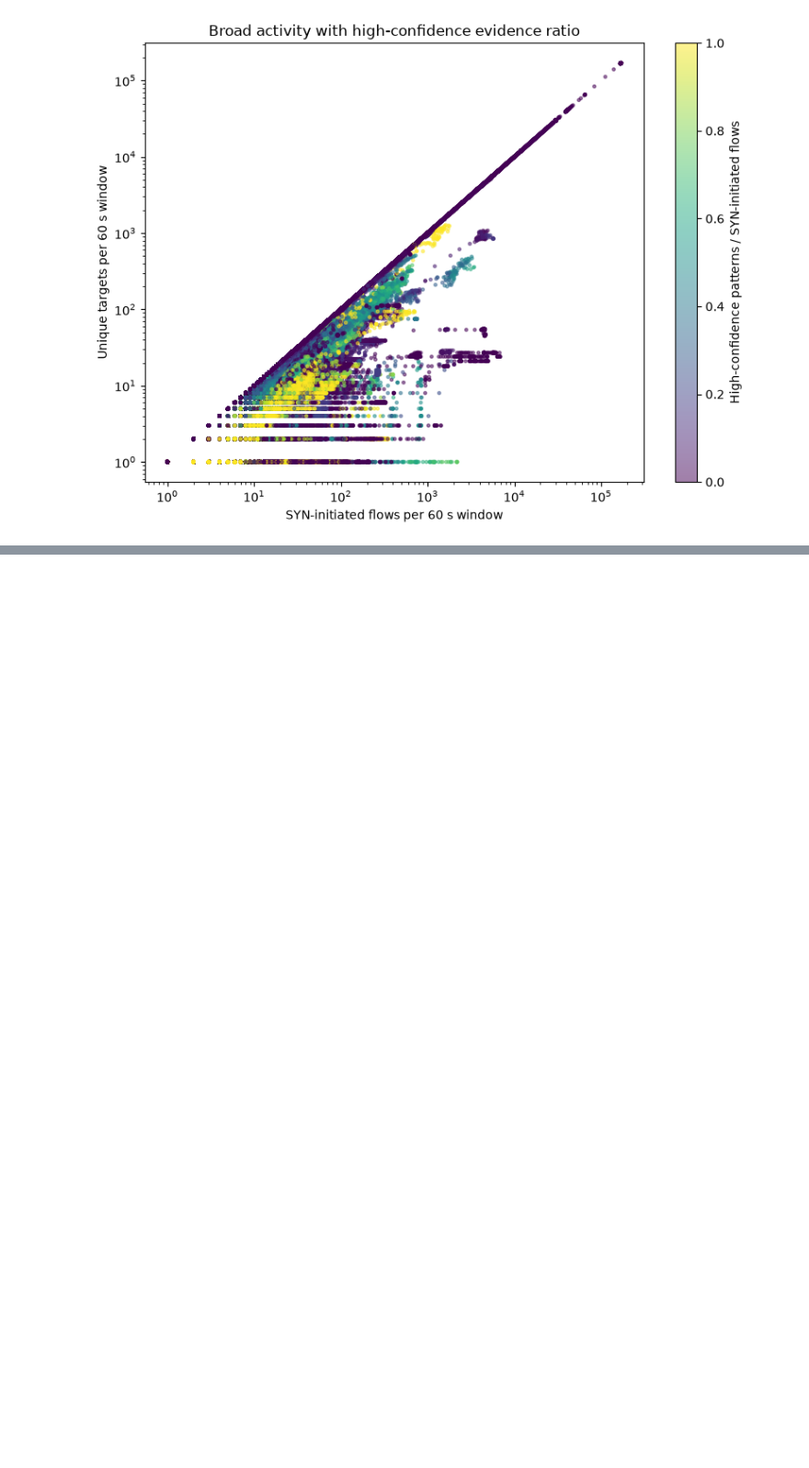
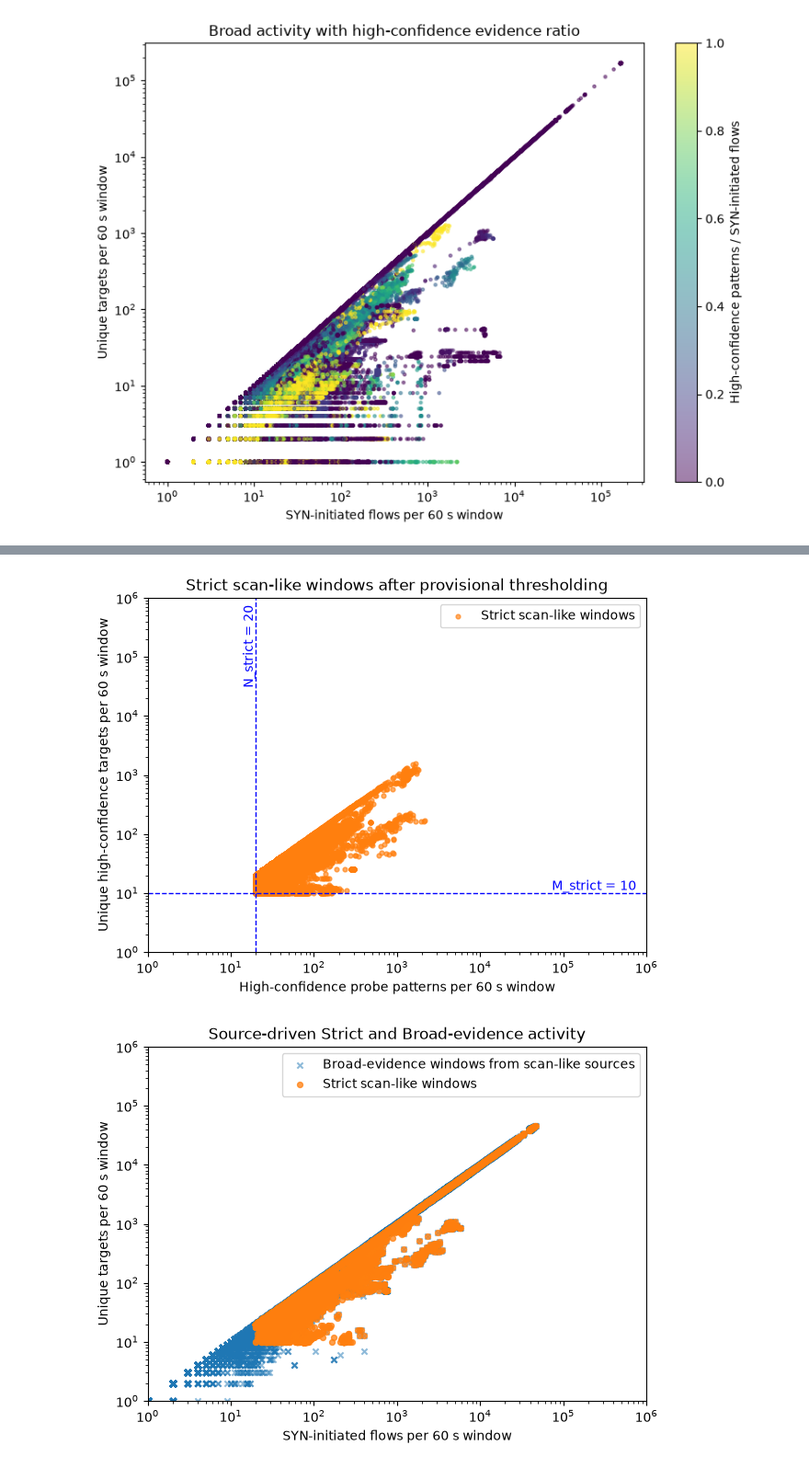
Before and after one commit to ShuntaSakai/mawi-global-analysis, a Jupyter notebook: notebooks/01_scan_threshold_exploration.ipynb, the cells around one changed output, grey strips where cells are left out. Shown at 92% size. Drawn from its saved outputs; the diff is of its cells as text; code cells hidden in the pictures; blank space fills up the shorter version.

Commit message:
docs: add M5 provisional scan classification notebook views

```diff
--- a/notebooks/01_scan_threshold_exploration.ipynb
+++ b/notebooks/01_scan_threshold_exploration.ipynb
@@ -231,0 +290,77 @@ plt.show()
+# %%
+strict_pattern_threshold = m5_config.scan.strict.min_pattern_count
+strict_target_threshold = m5_config.scan.strict.min_unique_targets
+
+# Graph A: only windows that meet both configured Strict thresholds.
+fig, ax = plt.subplots(figsize=(7, 5))
+if m5_strict_windows.empty:
+    ax.text(0.5, 0.5, "No Strict scan-like windows for the configured thresholds.",
+            transform=ax.transAxes, ha="center", va="center")
+else:
+    ax.scatter(
+        m5_strict_windows["high_confidence_probe_pattern_count"],
+        m5_strict_windows["unique_high_confidence_targets"],
+        color="tab:orange",
+        alpha=0.65,
+        s=12,
+        label="Strict scan-like windows",
+    )
+    ax.legend()
+ax.axvline(strict_pattern_threshold, color="blue", linestyle="--", linewidth=1)
+ax.axhline(strict_target_threshold, color="blue", linestyle="--", linewidth=1)
+ax.text(strict_pattern_threshold, 0.98, f"N_strict = {strict_pattern_threshold}",
+        color="blue", rotation=90, transform=ax.get_xaxis_transform(), ha="right", va="top")
+ax.text(0.98, strict_target_threshold, f"M_strict = {strict_target_threshold}",
+        color="blue", transform=ax.get_yaxis_transform(), ha="right", va="bottom")
+ax.set(
+    xscale="log",
+    yscale="log",
+    xlim=m5_strict_x_limits,
+    ylim=m5_strict_y_limits,
+    xlabel="High-confidence probe patterns per 60 s window",
+    ylabel="Unique high-confidence targets per 60 s window",
+    title="Strict scan-like windows after provisional thresholding",
+)
+plt.show()
+
+# Graph B: Broad evidence is shown only for sources already identified by Strict windows.
+fig, ax = plt.subplots(figsize=(7, 5))
+if m5_broad_evidence_windows.empty and m5_strict_windows.empty:
+    ax.text(0.5, 0.5, "No scan-like source activity for the configured thresholds.",
+            transform=ax.transAxes, ha="center", va="center")
+else:
+    if not m5_broad_evidence_windows.empty:
+        ax.scatter(
+            m5_broad_evidence_windows["syn_initiated_flow_count"],
+            m5_broad_evidence_windows["unique_targets"],
+            color="tab:blue",
+            marker="x",
+            alpha=0.5,
+            s=20,
+            label="Broad-evidence windows from scan-like sources",
+        )
+    if not m5_strict_windows.empty:
+        ax.scatter(
+            m5_strict_windows["syn_initiated_flow_count"],
+            m5_strict_windows["unique_targets"],
+            color="tab:orange",
+            marker="o",
+            alpha=0.75,
+            s=18,
+            label="Strict scan-like windows",
+            zorder=3,
+        )
+    ax.legend()
+ax.set(
+    xscale="log",
+    yscale="log",
+    xlim=m5_broad_x_limits,
+    ylim=m5_broad_y_limits,
+    xlabel="SYN-initiated flows per 60 s window",
+    ylabel="Unique targets per 60 s window",
+    title="Source-driven Strict and Broad-evidence activity",
+)
+plt.show()
+# %% [output]
+[figure, added]
+[figure, added]
```
Also changed, not shown: parts of 2 cells of this notebook.
